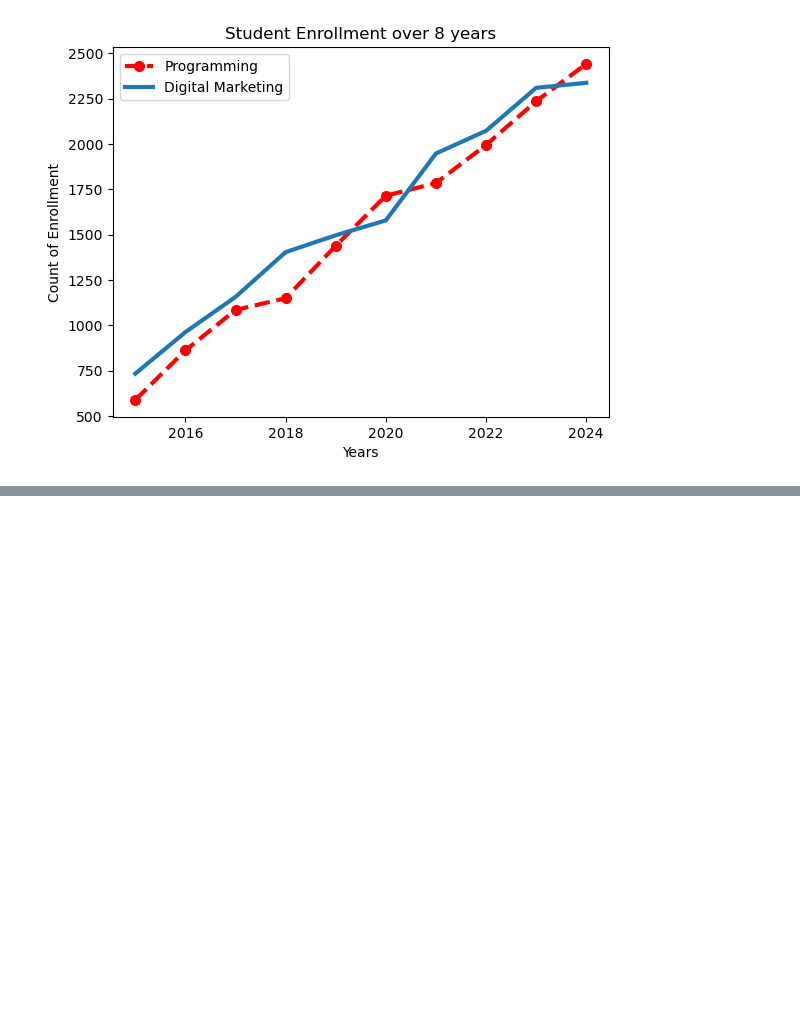
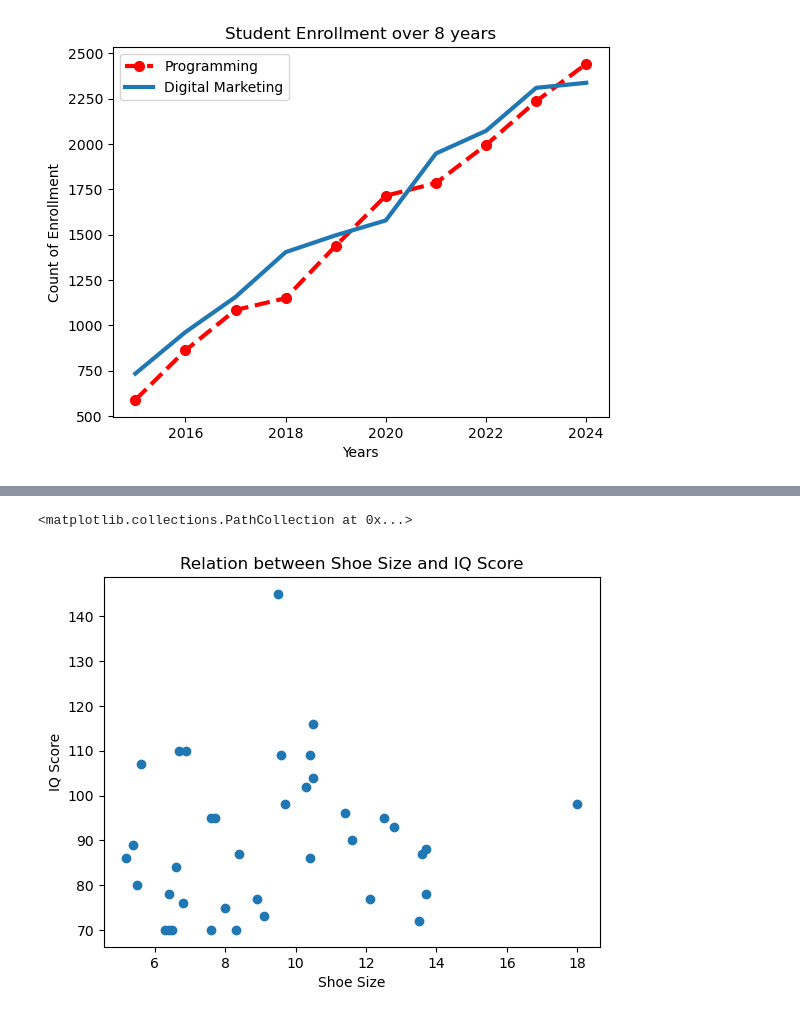
Before and after one commit to nafijur-rahaman/Data-Analysis-With-Python, a Jupyter notebook: Matplotlib/basic.ipynb, the cells around one changed output, grey strips where cells are left out. Drawn from its saved outputs; the diff is of its cells as text; code cells hidden in the pictures; blank space fills up the shorter version.

```diff
--- a/Matplotlib/basic.ipynb
+++ b/Matplotlib/basic.ipynb
@@ -48,0 +72,11 @@ plt.legend()
+# %%
+#Relation between Shoe size and IQ Score - > no correlation
+
+plt.xlabel('Shoe Size')
+plt.ylabel('IQ Score')
+plt.title('Relation between Shoe Size and IQ Score')
+
+plt.scatter(students['Shoe_Size'] , students['IQ_Score'])
+# %% [output]
+<matplotlib.collections.PathCollection at 0x...>
+[figure, added]
```
Also changed, not shown: parts of 4 cells of this notebook.
